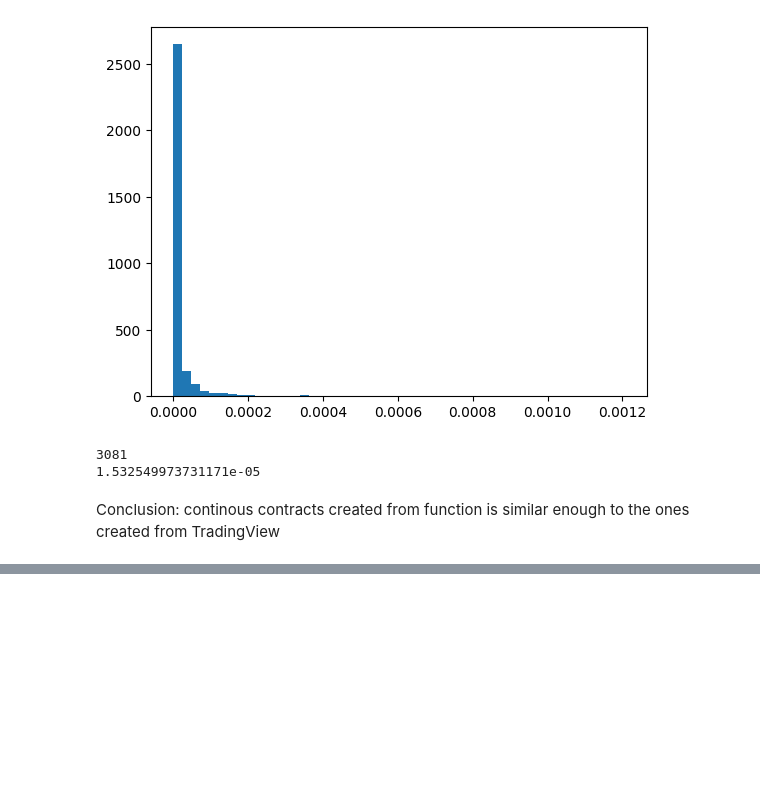
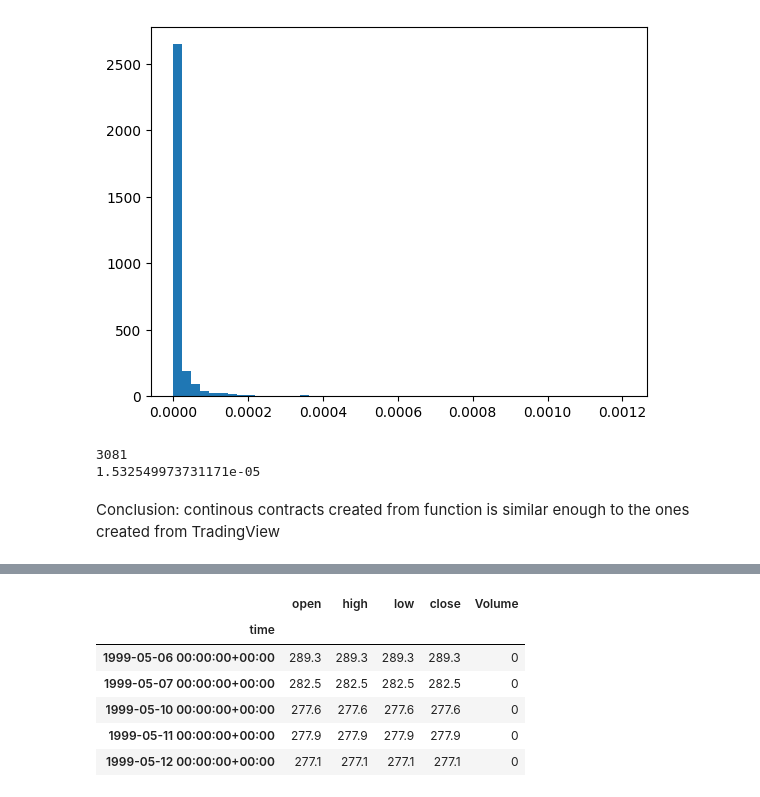
Before and after one commit to joeHollander/ETF-Research, a Jupyter notebook: main.ipynb, the cells around one changed output, grey strips where cells are left out. Drawn from its saved outputs; the diff is of its cells as text; code cells hidden in the pictures; blank space fills up the shorter version.

```diff
--- a/main.ipynb
+++ b/main.ipynb
@@ -107,0 +122,12 @@ Conclusion: continous contracts created from function is similar enough to the o
+# %%
+# import spot
+spot = pd.read_csv("Data/OANDA_XAUUSD, 1D.csv", parse_dates=['time'], index_col='time').tz_localize('UTC')
+spot.head()
+# %% [output]
+|  | open | high | low | close | Volume |
+| time |  |  |  |  |  |
+| 1999-05-06 00:00:00+00:00 | 289.3 | 289.3 | 289.3 | 289.3 | 0 |
+| 1999-05-07 00:00:00+00:00 | 282.5 | 282.5 | 282.5 | 282.5 | 0 |
+| 1999-05-10 00:00:00+00:00 | 277.6 | 277.6 | 277.6 | 277.6 | 0 |
+| 1999-05-11 00:00:00+00:00 | 277.9 | 277.9 | 277.9 | 277.9 | 0 |
+| 1999-05-12 00:00:00+00:00 | 277.1 | 277.1 | 277.1 | 277.1 | 0 |
```
Also changed, not shown: parts of 9 cells of this notebook.
